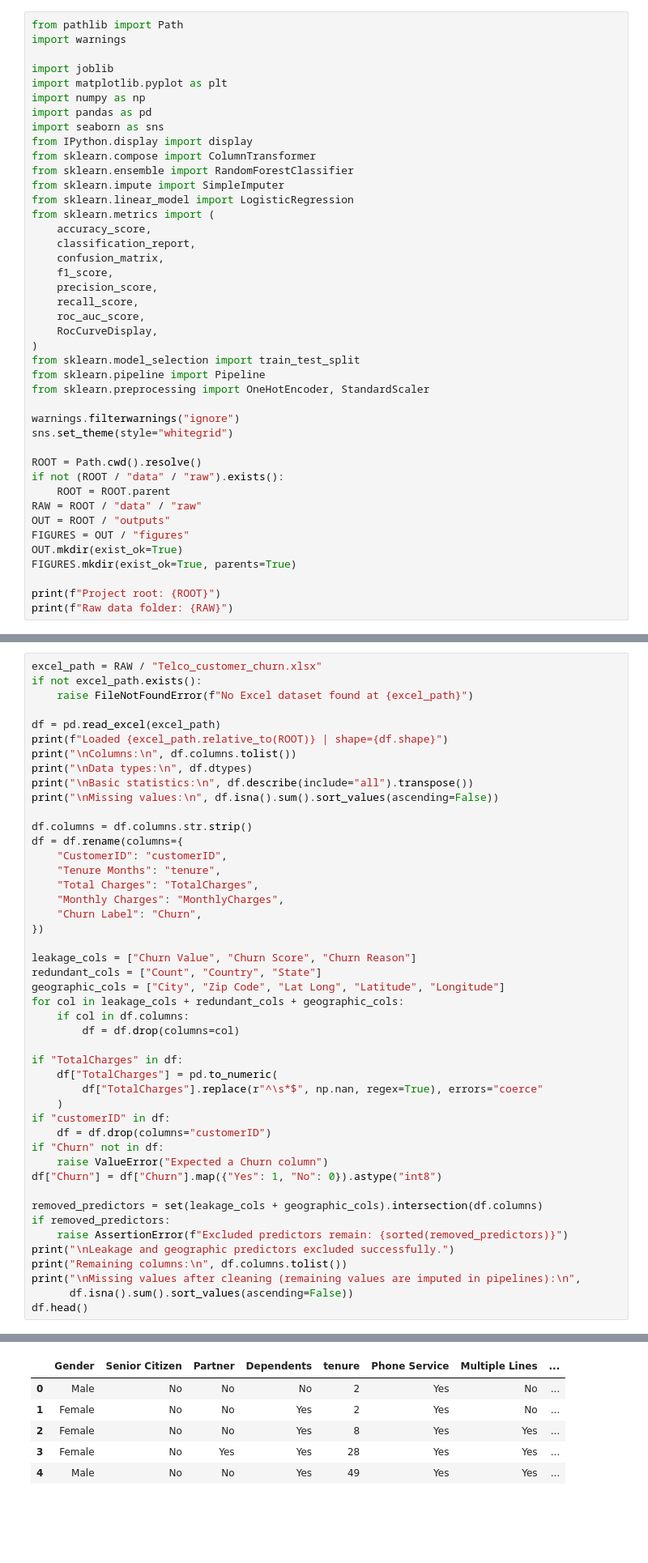
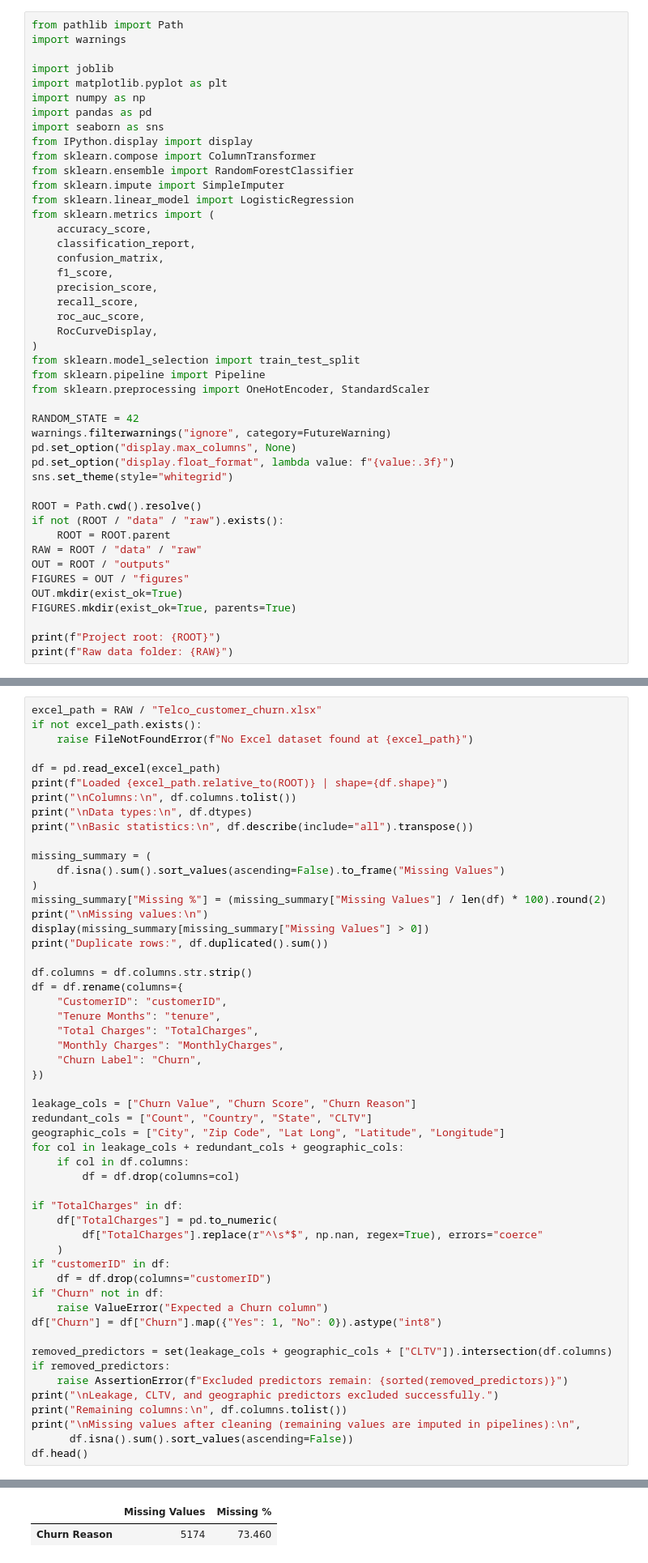
Before and after one commit to javariaqadeer94/customer-churn-prediction, a Jupyter notebook: notebooks/churn_model.ipynb, the cells around one changed output, grey strips where cells are left out. Shown at 81% size. Drawn from its saved outputs; the diff is of its cells as text; blank space fills up the shorter version.

```diff
--- a/notebooks/churn_model.ipynb
+++ b/notebooks/churn_model.ipynb
@@ -30,7 +47,10 @@ from sklearn.model_selection import train_test_split
 from sklearn.pipeline import Pipeline
 from sklearn.preprocessing import OneHotEncoder, StandardScaler
 
-warnings.filterwarnings("ignore")
+RANDOM_STATE = 42
+warnings.filterwarnings("ignore", category=FutureWarning)
+pd.set_option("display.max_columns", None)
+pd.set_option("display.float_format", lambda value: f"{value:.3f}")
 sns.set_theme(style="whitegrid")
 
 ROOT = Path.cwd().resolve()
@@ -61,7 +85,14 @@ print(f"Loaded {excel_path.relative_to(ROOT)} | shape={df.shape}")
 print("\nColumns:\n", df.columns.tolist())
 print("\nData types:\n", df.dtypes)
 print("\nBasic statistics:\n", df.describe(include="all").transpose())
-print("\nMissing values:\n", df.isna().sum().sort_values(ascending=False))
+
+missing_summary = (
+    df.isna().sum().sort_values(ascending=False).to_frame("Missing Values")
+)
+missing_summary["Missing %"] = (missing_summary["Missing Values"] / len(df) * 100).round(2)
+print("\nMissing values:\n")
+display(missing_summary[missing_summary["Missing Values"] > 0])
+print("Duplicate rows:", df.duplicated().sum())
 
 df.columns = df.columns.str.strip()
 df = df.rename(columns={
@@ -73,7 +104,7 @@ df = df.rename(columns={
 })
 
 leakage_cols = ["Churn Value", "Churn Score", "Churn Reason"]
-redundant_cols = ["Count", "Country", "State"]
+redundant_cols = ["Count", "Country", "State", "CLTV"]
 geographic_cols = ["City", "Zip Code", "Lat Long", "Latitude", "Longitude"]
 for col in leakage_cols + redundant_cols + geographic_cols:
     if col in df.columns:
@@ -89,10 +120,10 @@ if "Churn" not in df:
     raise ValueError("Expected a Churn column")
 df["Churn"] = df["Churn"].map({"Yes": 1, "No": 0}).astype("int8")
 
-removed_predictors = set(leakage_cols + geographic_cols).intersection(df.columns)
+removed_predictors = set(leakage_cols + geographic_cols + ["CLTV"]).intersection(df.columns)
 if removed_predictors:
     raise AssertionError(f"Excluded predictors remain: {sorted(removed_predictors)}")
-print("\nLeakage and geographic predictors excluded successfully.")
+print("\nLeakage, CLTV, and geographic predictors excluded successfully.")
 print("Remaining columns:\n", df.columns.tolist())
 print("\nMissing values after cleaning (remaining values are imputed in pipelines):\n",
       df.isna().sum().sort_values(ascending=False))
@@ -118,6 +149,2 @@ dtype: int64
-|  | Gender | Senior Citizen | Partner | Dependents | tenure | Phone Service | Multiple Lines | ... |
-| 0 | Male | No | No | No | 2 | Yes | No | ... |
-| 1 | Female | No | No | Yes | 2 | Yes | No | ... |
-| 2 | Female | No | No | Yes | 8 | Yes | Yes | ... |
-| 3 | Female | No | Yes | Yes | 28 | Yes | Yes | ... |
-| 4 | Male | No | No | Yes | 49 | Yes | Yes | ... |
+|  | Missing Values | Missing % |
+| Churn Reason | 5174 | 73.460 |
```
Also changed, not shown: parts of 13 cells of this notebook, 7 other files.
